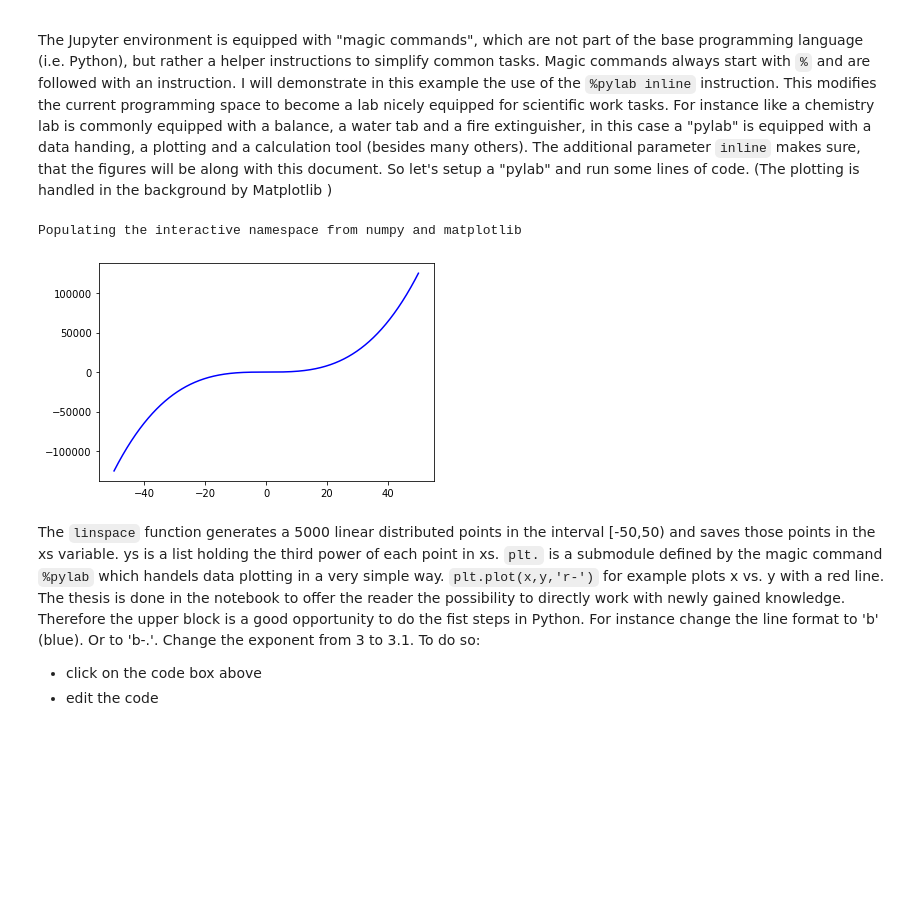
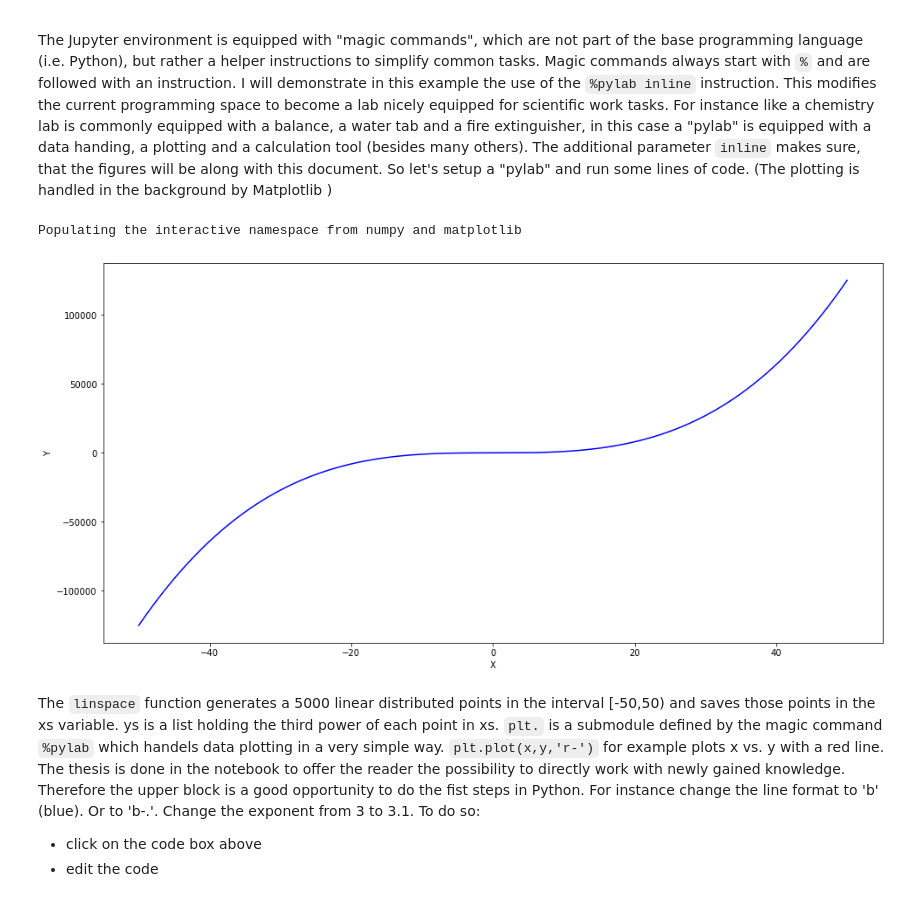
Before and after one commit to NilsNoreyson/thesis, a Jupyter notebook: 1_Introduction.ipynb, the cells around one changed output. Cells and saved outputs as stored; diff of their text form; code cells hidden in the pictures; blank space fills up the shorter version.

```diff
--- a/1_Introduction.ipynb
+++ b/1_Introduction.ipynb
@@ -114,19 +121,24 @@ The Jupyter environment is equipped with "magic commands", which are not part of
 # %%
 %pylab inline
 
 #get a list of 5000 points between -50 and 50
 xs = linspace(start=-50, stop=50, num=5000)
 
 # Python way of adding a comment is the '#' character
 # Python way of writer 'x to the power of y' is x**y
-# here I am calculating thethe third power of x for 5000 points between -50 and 50
+# here I am calculating the third power of x for 5000 points between -50 and 50
 ys = xs**3
 
 #plot it
-fig = plt.plot(xs,ys,'b')
+fig = figure(figsize=(16,8))
+plt.plot(xs,ys,'b');
+
+#name axes
+plt.xlabel('X')
+plt.ylabel('Y');
 # %% [output]
 Populating the interactive namespace from numpy and matplotlib
-[figure, old version]
+[figure, new version]
 # %% [markdown]
 The `linspace` function generates a 5000 linear distributed points in the interval \[-50,50) and saves those points in the xs variable. ys is a list holding the third power of each point in xs.
 `plt.` is a submodule defined by the magic command `%pylab` which handels data plotting in a very simple way.
```
Also changed, not shown: parts of 7 cells of this notebook, 16 other files.
